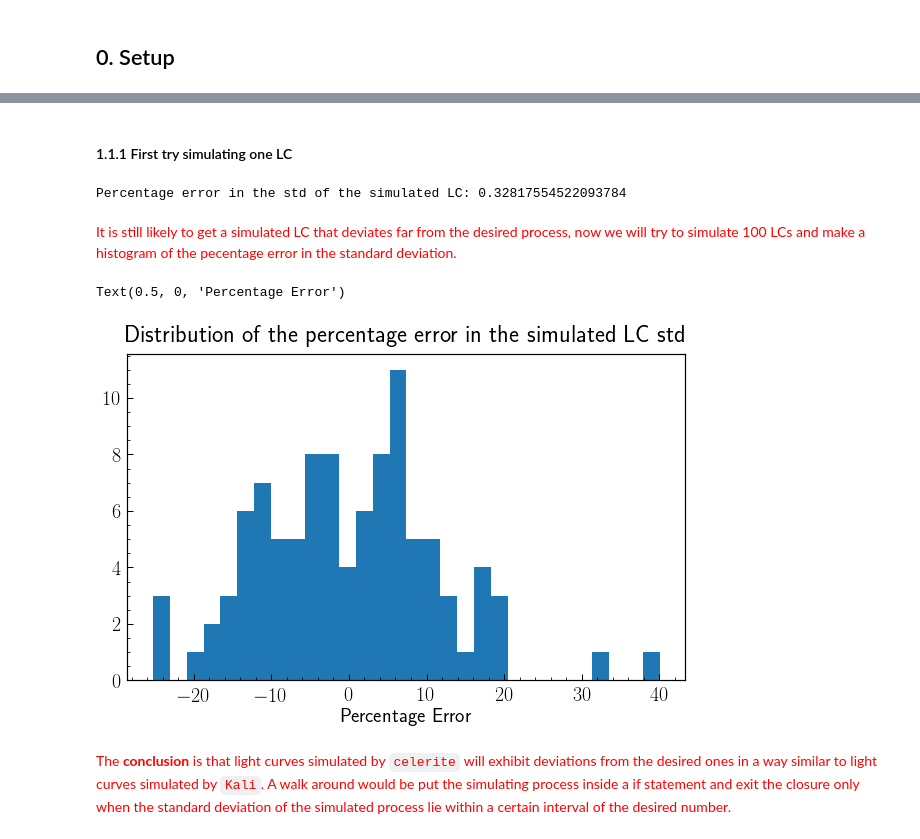
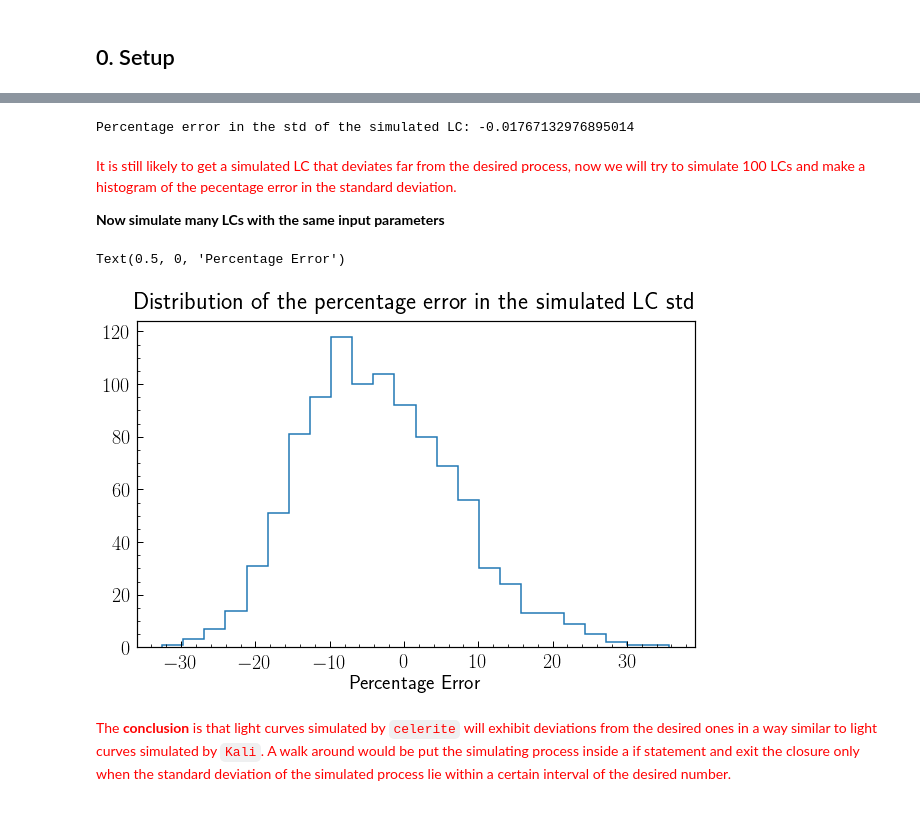
Before and after one commit to ywx649999311/EzTao, a Jupyter notebook: dev/gpFit_char/GP_mockLC_amp.ipynb, the cells around one changed output, grey strips where cells are left out. Cells and saved outputs as stored; diff of their text form; code cells hidden in the pictures.

```diff
--- a/dev/gpFit_char/GP_mockLC_amp.ipynb
+++ b/dev/gpFit_char/GP_mockLC_amp.ipynb
@@ -36,36 +39,36 @@ In this section, we will simulate a collection of DRW light curves using a grid
-# %% [markdown]
-#### 1.1.1 First try simulating one LC
 # %%
 # define GP model
-kernel = DRW_term(np.log(0.35), np.log(100))
+kernel = DRW_term(np.log(0.25), np.log(100))
 gp = GP(kernel)
 # %%
 # must do compute before simulate LC
 t = np.linspace(0, 3650, 3650)
-yerr = np.random.normal(0, 1e-5, 3650) # give very tiny error
+yerr = np.random.normal(0, 1e-7, 3650) # give very tiny error
 gp.compute(t, yerr)
 
 # simulate LC
 y = gp.sample()
-print(f'Percentage error in the std of the simulated LC: {(np.std(y)-0.35)/0.35}')
+print(f'Percentage error in the std of the simulated LC: {(np.std(y)-0.25)/0.25}')
 # %% [output]
-Percentage error in the std of the simulated LC: 0.32817554522093784
+Percentage error in the std of the simulated LC: -0.01767132976895014
 # %% [markdown]
 <span style='color:red'>It is still likely to get a simulated LC that deviates far from the desired process, now we will try to simulate 100 LCs and make a histogram of the pecentage error in the standard deviation.</span>
+
+**Now simulate many LCs with the same input parameters**
 # %%
 all_std = []
-for i in range(100):
+for i in range(1000):
     all_std.append(np.std(gp.sample()))
 
-percent_err = 100*(np.array(all_std) - 0.35)/0.35
+percent_err = 100*(np.array(all_std) - 0.25)/0.25
 # %%
 fig = plt.figure(figsize=(10,6))
-_ = plt.hist(percent_err)
+_ = plt.hist(percent_err, bins='fd', histtype='step', linewidth=1.5)
 plt.title('Distribution of the percentage error in the simulated LC std')
 plt.xlabel('Percentage Error')
 # %% [output]
 Text(0.5, 0, 'Percentage Error')
-[figure, old version]
+[figure, new version]
 # %% [markdown]
 <span style='color:red'>The __conclusion__ is that light curves simulated by `celerite` will exhibit deviations from the desired ones in a way similar to light curves simulated by `Kali`. A walk around would be put the simulating process inside a if statement and exit the closure only when the standard deviation of the simulated process lie within a certain interval of the desired number.</span>
 # %%
```
Also changed, not shown: parts of 28 cells of this notebook.
